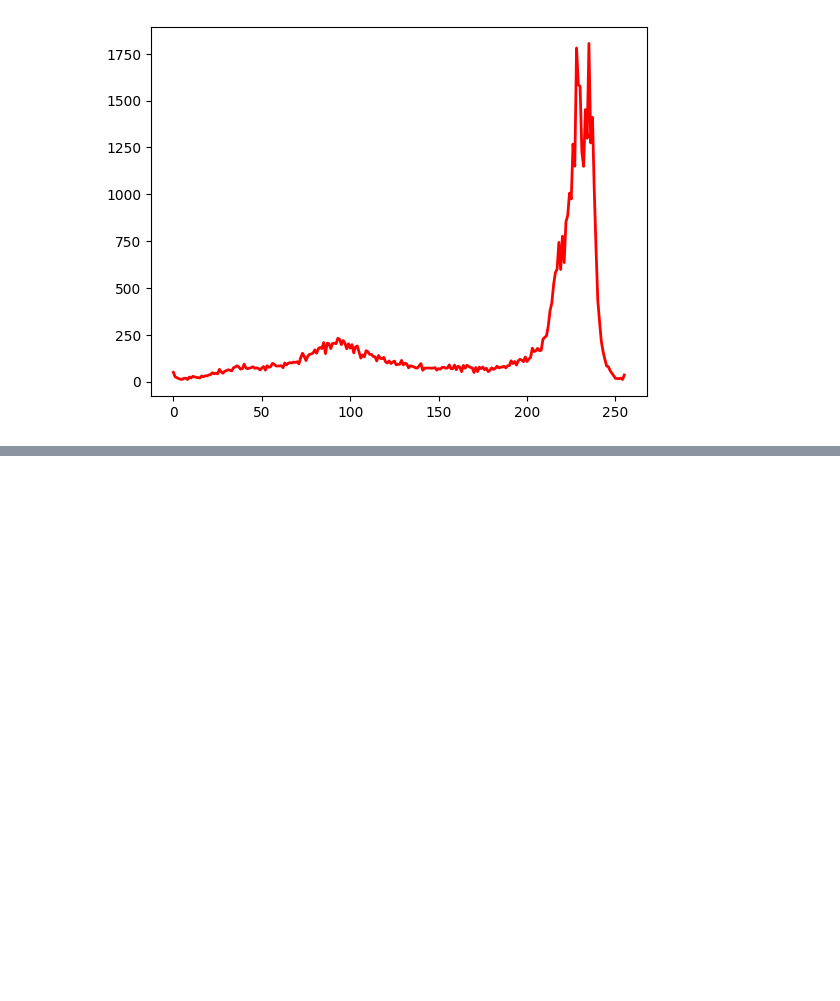
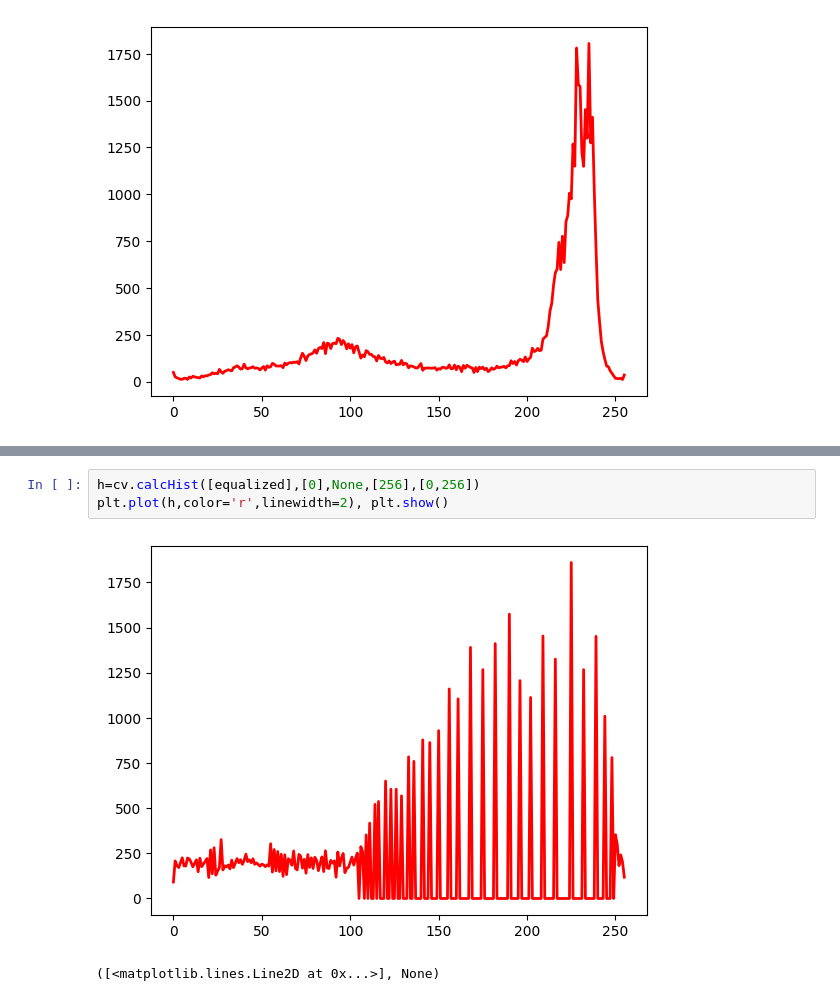
Before and after one commit to chlwnsgurg/ComputerVision-and-DeepLearning, a Jupyter notebook: ch3/histogram.ipynb, the cells around one changed output, grey strips where cells are left out. Drawn from its saved outputs; the diff is of its cells as text; blank space fills up the shorter version.

```diff
--- a/ch3/histogram.ipynb
+++ b/ch3/histogram.ipynb
@@ -14,0 +27,6 @@ plt.plot(h,color='r',linewidth=2)
+# %%
+h=cv.calcHist([equalized],[0],None,[256],[0,256])
+plt.plot(h,color='r',linewidth=2), plt.show()
+# %% [output]
+[figure, added]
+([<matplotlib.lines.Line2D at 0x...>], None)
```
Also changed, not shown: parts of 2 cells of this notebook, 4 other files.
